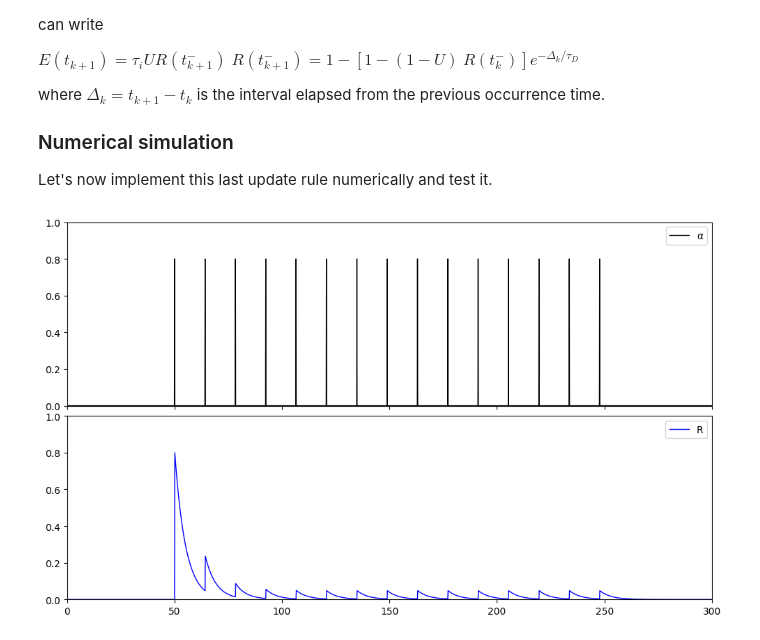
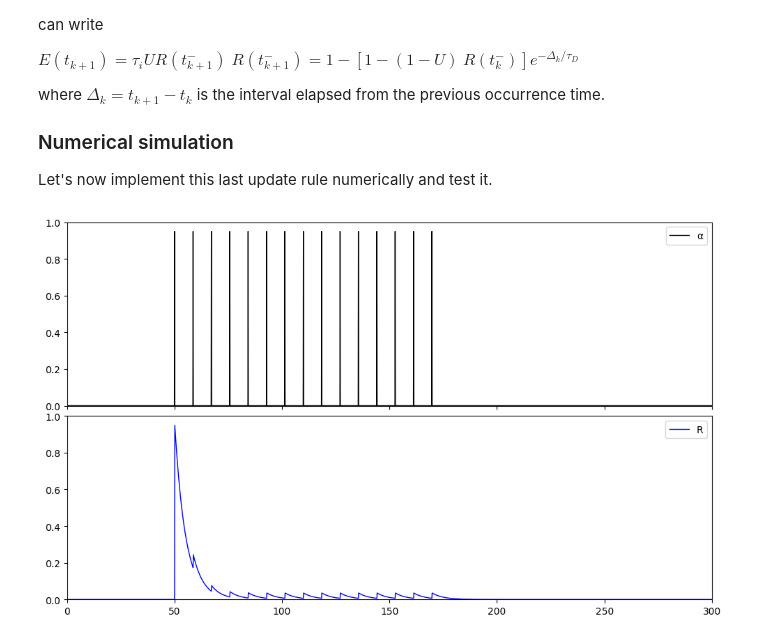
Before and after one commit to mgiugliano/ePhysSignals, a Jupyter notebook: notebooks/Tsodyks_Markram.ipynb, the cells around one changed output. Drawn from its saved outputs; the diff is of its cells as text; code cells hidden in the pictures.

```diff
--- a/notebooks/Tsodyks_Markram.ipynb
+++ b/notebooks/Tsodyks_Markram.ipynb
@@ -267,9 +267,12 @@ Let's now implement this last update rule numerically and test it.
 
 from scipy.signal import lfilter
 
-f = 62.5 #@param {type:"slider", min:32.5, max:100, step:2.5}
+f = 97.5 #@param {type:"slider", min:32.5, max:100, step:2.5}
 
-τD2 = 300 #@param {type:"slider", min:0, max:500, step:10}
+τD2 = 290 #@param {type:"slider", min:0, max:500, step:10}
+
+U = 0.9501 #@param {type:"slider", min:0.0001, max:1, step:0.05}
+
 
 # Initialization of the parameters and state variables -----------------------------
 r2  = 1.    # Initialization...
@@ -278,7 +281,7 @@ M  = 15     # Number of activation events
 ISI= 1000. / f# inter-event interval, ms
 
 A  = 1.     # Maximal synaptic efficacy
-U  = 0.8    # U parameter of short-term depressing synapses
+#U  = 0.8    # U parameter of short-term depressing synapses
 τi2 = 5.     # Inactivation time constant, of individual EPSC, ms
 #τD2 = 200.   # Recovery time constant from depression, ms
 #τF2 = 500.   # Recovery time constant from facilitation, ms
@@ -315,31 +318,31 @@ x  = np.zeros(NN)  # allocated as an array filled of zeros
 z = np.zeros(NN)  # allocated as an array filled of zeros
 
 for k in range(M):
   i    = int(np.ceil(events[k]/Δt))
   z[i] = out[k]
   x[i] = U
 
 AA    = [1., -np.exp(-Δt/τi2)]; # Refer to the documentation of "filt!()" - these are coefficients
 BB    = [0., 1.];            # to efficiently compute a discrete-time iterative equation.
 y = lfilter(BB, AA, z)
 
 
 
 fig, axes = plt.subplots(nrows=2,ncols=1,figsize=(10,6))
 axes[0].plot(tt, x, color = 'black', linewidth = 1)
 axes[0].legend(['α'])
 axes[1].plot(tt, y, color = 'blue', linewidth = 1)
 axes[1].legend('R')
 plt.xlim(0, T)
 plt.ylim(0, 1)
 
 for axes in axes.flat[:-1]:  # Flatten the axes array if it's multi-dimensional
     axes.set_xlim(0, T)
     axes.set_ylim(0, 1)
     axes.set_xticklabels([])
 
 plt.tight_layout(w_pad=0.05, h_pad=0.05)
 
 plt.show()
 # %% [output]
-[figure, old version]
+[figure, new version]
```
